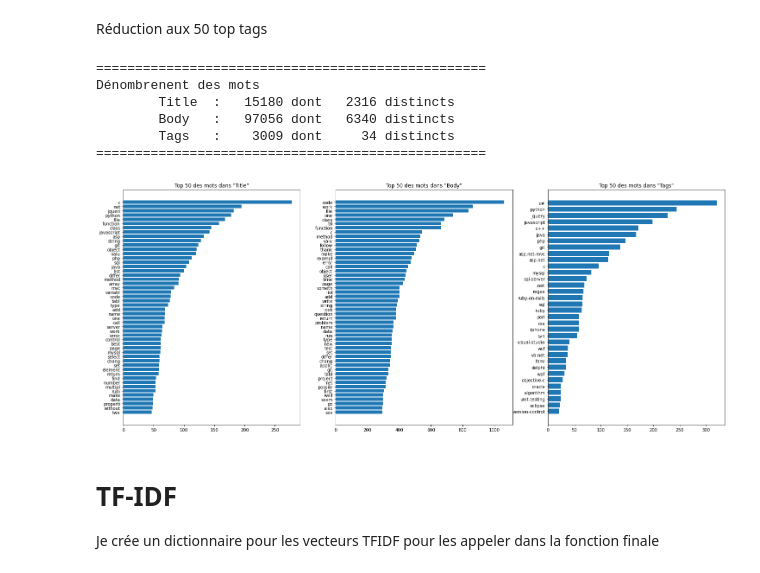
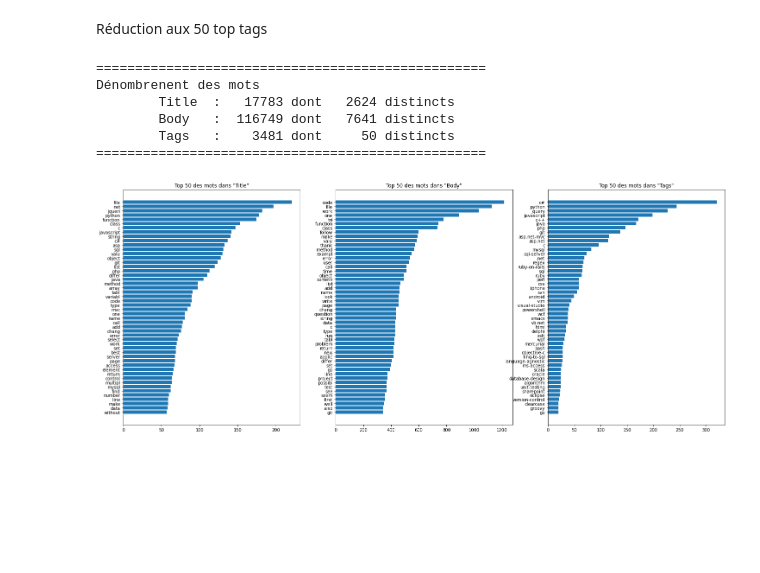
Before and after one commit to FKO78/OC-ds-p6, a Jupyter notebook: P6_Catégorisez_automatiquement_des_questions_EXPLORATION.ipynb, the cells around one changed output. Drawn from its saved outputs; the diff is of its cells as text; code cells hidden in the pictures; blank space fills up the shorter version.

```diff
--- a/P6_Catégorisez_automatiquement_des_questions_EXPLORATION.ipynb
+++ b/P6_Catégorisez_automatiquement_des_questions_EXPLORATION.ipynb
@@ -476,27 +465,26 @@ Dénombrenent des mots
 # %% [markdown]
 Réduction aux 50 top tags
 # %%
+top = 50
+
 cpt = 1
 train_1T = train_1T[train_1T.Tags.isin(dict(freq['Tags'][:top]).keys())]
 
 freq = recap_cols(train_1T, cols)
 
 fig = plt.figure(1, figsize=(25, 10))
 
 for col in cols:
     plt.subplot(1, len(cols), cpt)
     plt.barh([k for k, v in sorted(freq[col][:top], key=lambda x: x[1])],
              [v for k, v in sorted(freq[col][:top], key=lambda x: x[1])])
     plt.title('Top {} des mots dans "{}"'.format(top, col))
     cpt += 1
 # %% [output]
 ==================================================
 Dénombrenent des mots
-        Title  :   15180 dont   2316 distincts
-        Body   :   97056 dont   6340 distincts
-        Tags   :    3009 dont     34 distincts
+        Title  :   17783 dont   2624 distincts
+        Body   :  116749 dont   7641 distincts
+        Tags   :    3481 dont     50 distincts
 ==================================================
-[figure, old version]
+[figure, new version]
-# %% [markdown]
-# TF-IDF
-Je crée un dictionnaire pour les vecteurs TFIDF pour les appeler dans la fonction finale
```
Also changed, not shown: parts of 77 cells of this notebook.
